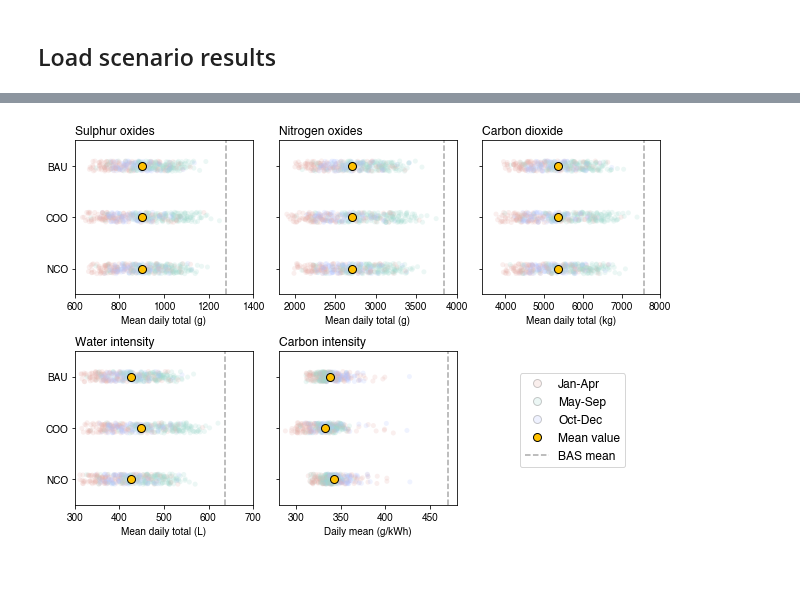
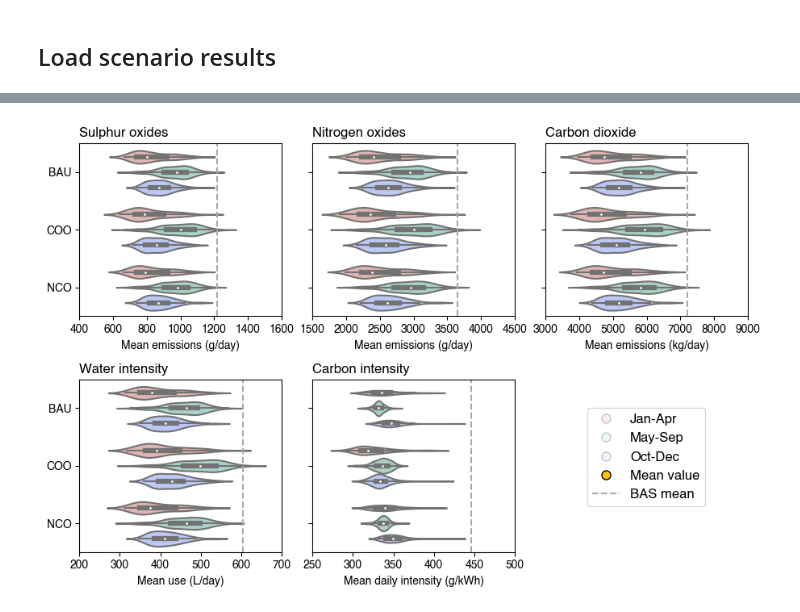
Before and after one commit to amanmajid/nextra, a Jupyter notebook: analysis/py_plot_emission_factors.ipynb, the cells around one changed output, grey strips where cells are left out. Drawn from its saved outputs; the diff is of its cells as text; code cells hidden in the pictures; blank space fills up the shorter version.

```diff
--- a/analysis/py_plot_emission_factors.ipynb
+++ b/analysis/py_plot_emission_factors.ipynb
@@ -209,35 +209,35 @@ g = sns.FacetGrid(scenarios_to_plot,
                   #palette='Set2',
                  )
 
-g.map(sns.stripplot,
+g.map(sns.violinplot,
       "value",
       "scenario",
       'season',
-      alpha=0.2,
+      alpha=1,
       palette=['#e6b0aa','#a2d9ce','#b3c4ff'],
-      s=5,
+      #s=5,
      )
 
-g.map(sns.boxplot,
-      "value",
-      "scenario",
-      showmeans=True,
-      #meanline=True,
-      meanprops={'color': 'red',
-                 'marker':'o',
-                 'markerfacecolor':'#ffc100',
-                 'markeredgecolor':'black',
-                 'ls': '-',
-                 'lw': 2,
-                 'markersize':8,
-                },
-      medianprops={'visible': False},
-      whiskerprops={'visible': False},
-      zorder=10,
-      showfliers=False,
-      showbox=False,
-      showcaps=False,
-     )
+# g.map(sns.boxplot,
+#       "value",
+#       "scenario",
+#       showmeans=True,
+#       #meanline=True,
+#       meanprops={'color': 'red',
+#                  'marker':'o',
+#                  'markerfacecolor':'#ffc100',
+#                  'markeredgecolor':'black',
+#                  'ls': '-',
+#                  'lw': 2,
+#                  'markersize':8,
+#                 },
+#       medianprops={'visible': False},
+#       whiskerprops={'visible': False},
+#       zorder=10,
+#       showfliers=False,
+#       showbox=False,
+#       showcaps=False,
+#      )
 
 axes = g.axes.flatten()
 
@@ -252,18 +252,18 @@ axes[3].set_title("Water intensity",loc='left',fontweight='bold')
 axes[4].set_title("Carbon intensity",loc='left',fontweight='bold')
 
 #xlabels
-axes[0].set_xlabel("Mean daily total (g)")
-axes[1].set_xlabel("Mean daily total (g)")
-axes[2].set_xlabel("Mean daily total (kg)")
-axes[3].set_xlabel("Mean daily total (L)")
-axes[4].set_xlabel("Daily mean (g/kWh)")
+axes[0].set_xlabel("Mean emissions (g/day)")
+axes[1].set_xlabel("Mean emissions (g/day)")
+axes[2].set_xlabel("Mean emissions (kg/day)")
+axes[3].set_xlabel("Mean use (L/day)")
+axes[4].set_xlabel("Mean daily intensity (g/kWh)")
 
 #ylabels
 axes[0].set_ylabel("")
 axes[3].set_ylabel("")
 
-#xlimits
-xlimits = [[600,1400],[1800,4000],[3400,8000],[300,700],[280,480]]
+# #xlimits
+xlimits = [[400,1600],[1500,4500],[3000,9000],[200,700],[250,500]]
 for i in range(0,len(xlimits)):
     axes[i].set_xlim(xlimits[i])
 
@@ -285,31 +285,31 @@ plt.tight_layout()
 # plt.setp(g._legend.get_texts(), fontsize=12)
 
 
 
 legend_elements = [Line2D([0], [0], marker='o', color='none', label='Jan-Apr',
                           markerfacecolor='#e6b0aa', markersize=8,alpha=0.2),
                    Line2D([0], [0], marker='o', color='none', label='May-Sep',
                           markerfacecolor='#a2d9ce', markersize=8,alpha=0.2),
                    Line2D([0], [0], marker='o', color='none', label='Oct-Dec',
                           markerfacecolor='#b3c4ff', markersize=8,alpha=0.2),
                    Line2D([0], [0], marker='o', color='none', label='Mean value',
                           markerfacecolor='#ffc100', markersize=8),
                    Line2D([0], [0], marker='', color='darkgray', label='BAS mean',
                           markerfacecolor='#ffc100', markersize=8, linestyle='--'),
                   ]
 
 plt.legend(handles=legend_elements,
            loc='center',
            bbox_to_anchor=(1.65,0.55),
            frameon=True,
            #title='Legend',
            fontsize="large"
           )
 
 # spines
 sns.despine(left=False, bottom=False, top=False,right=False)
 
 # savefig
 plt.savefig('../outputs/figures/oms_emissions_factors.png',dpi=350,bbox_inches='tight')
 # %% [output]
-[figure, old version]
+[figure, new version]
```
Also changed, not shown: parts of 2 cells of this notebook, 31 other files.
